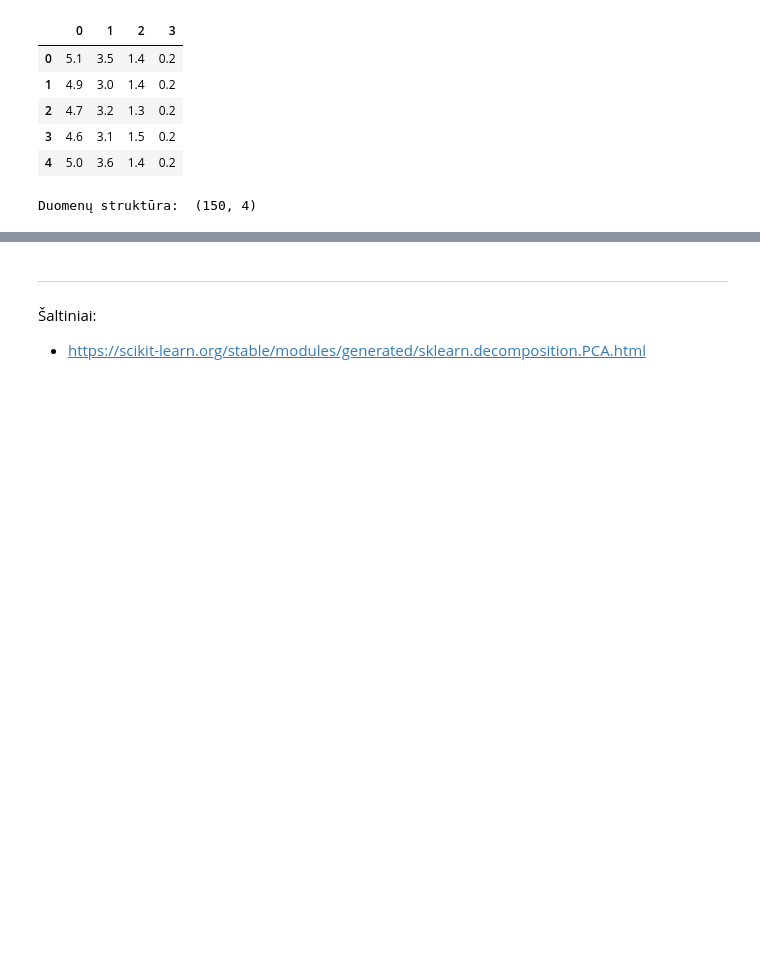
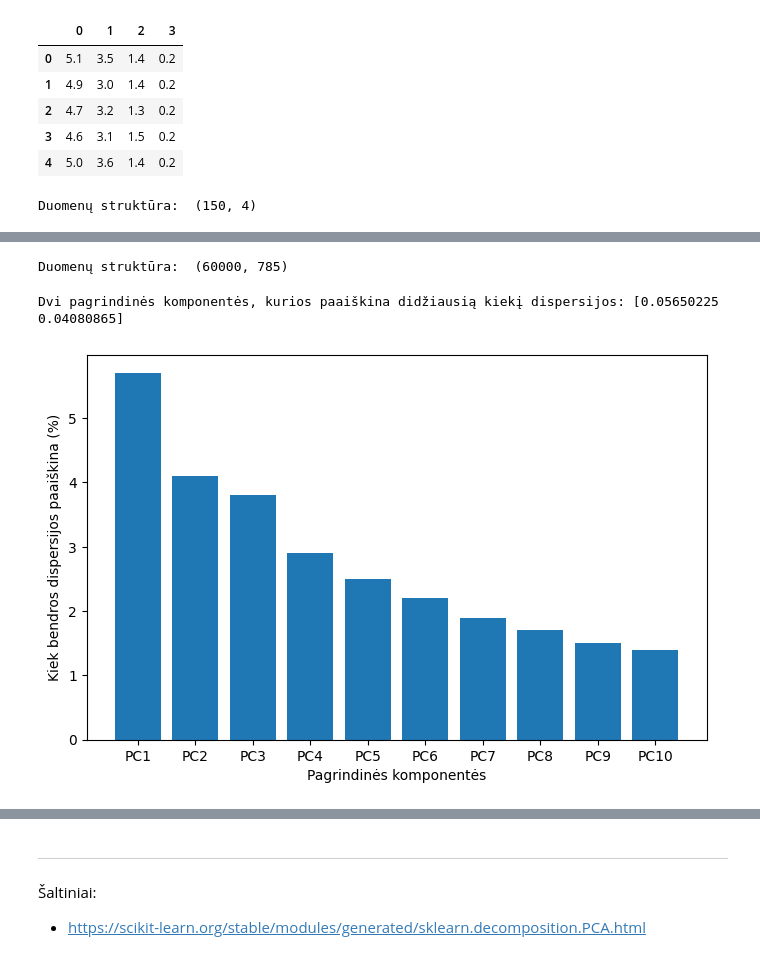
Before and after one commit to EvelinaDu/Papildomi_duomenu_vizualizavimo_skyriai, a Jupyter notebook: Algoritmas/kodas.ipynb, the cells around one changed output, grey strips where cells are left out. Saved outputs shown, nothing was run; the diff lists cells and outputs as text; code cells hidden in the pictures; blank space fills up the shorter version.

Commit message:
Adapted the algorithm to the other two datasets and cleaned up the code a bit

```diff
--- a/Algoritmas/kodas.ipynb
+++ b/Algoritmas/kodas.ipynb
@@ -92,0 +97,3 @@ Dvi pagrindinės komponentės, kurio paaiškina didžiausią kiekį dispersijos:
+# %%
+df_train = pd.read_csv("mnist_train.csv", sep = ',')
+df_train.head(5)
@@ -92,0 +108,21 @@ Dvi pagrindinės komponentės, kurio paaiškina didžiausią kiekį dispersijos:
+# %%
+print("Duomenų struktūra: ", df_train.shape)
+# %% [output]
+Duomenų struktūra:  (60000, 785)
+# %%
+transformed_train, variance_train = PCA_Algorithm(df_train)
+print("Dvi pagrindinės komponentės, kurios paaiškina didžiausią kiekį dispersijos:", variance_train[:2])
+# %% [output]
+Dvi pagrindinės komponentės, kurios paaiškina didžiausią kiekį dispersijos: [0.05650225 0.04080865]
+# %%
+var_pca = np.round(variance_train * 100, decimals = 1)
+var_pca_10 = var_pca[:10]
+labels = ["PC" + str(x) for x in range(1, len(var_pca_10) + 1)]
+
+plt.figure(figsize = (8, 5))
+plt.bar(x = range(1, len(var_pca_10) + 1), height = var_pca_10, tick_label = labels)
+plt.ylabel("Kiek bendros dispersijos paaiškina (%)")
+plt.xlabel("Pagrindinės komponentės")
+plt.show()
+# %% [output]
+[figure, added]
```
Also changed, not shown: parts of 19 cells of this notebook.
